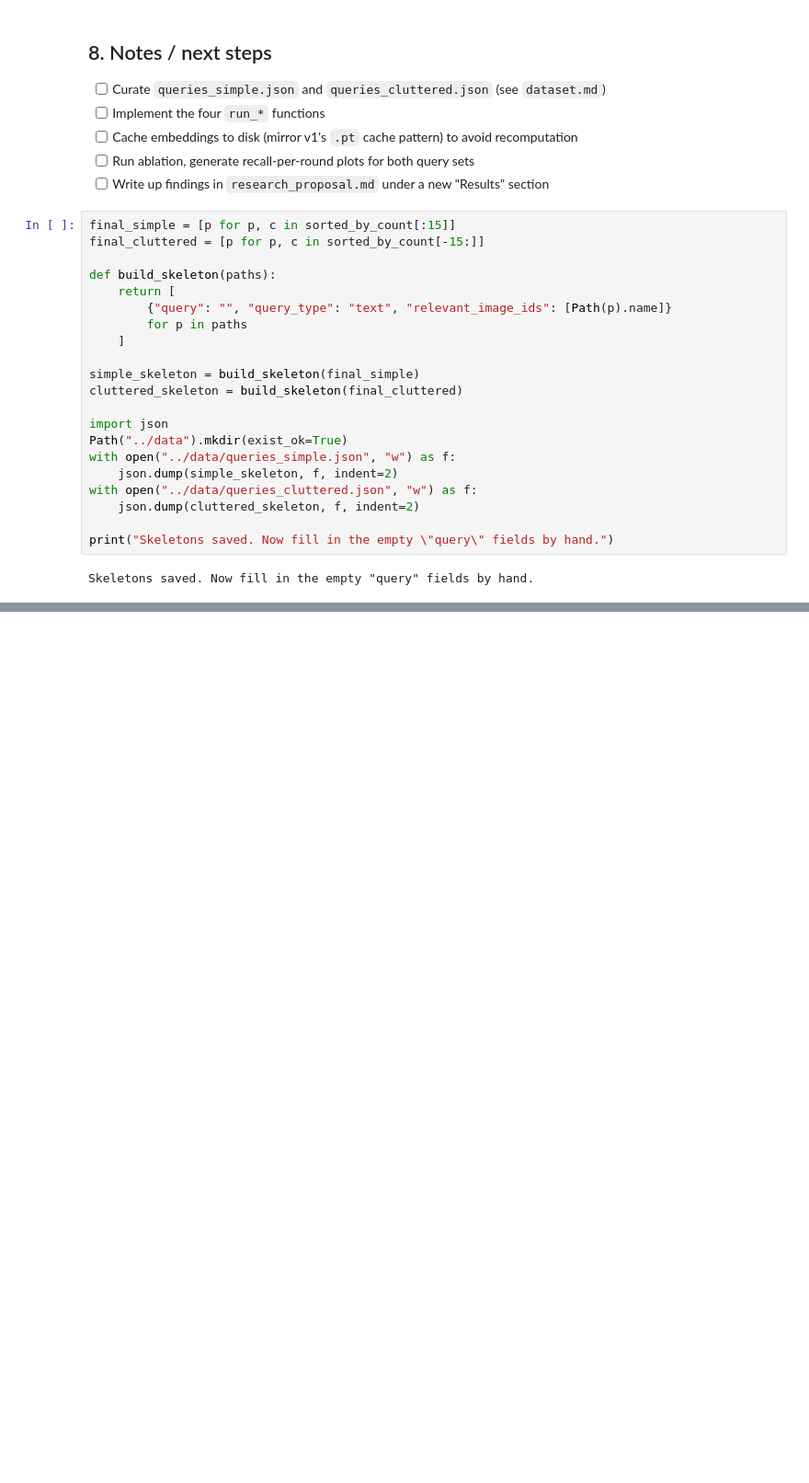
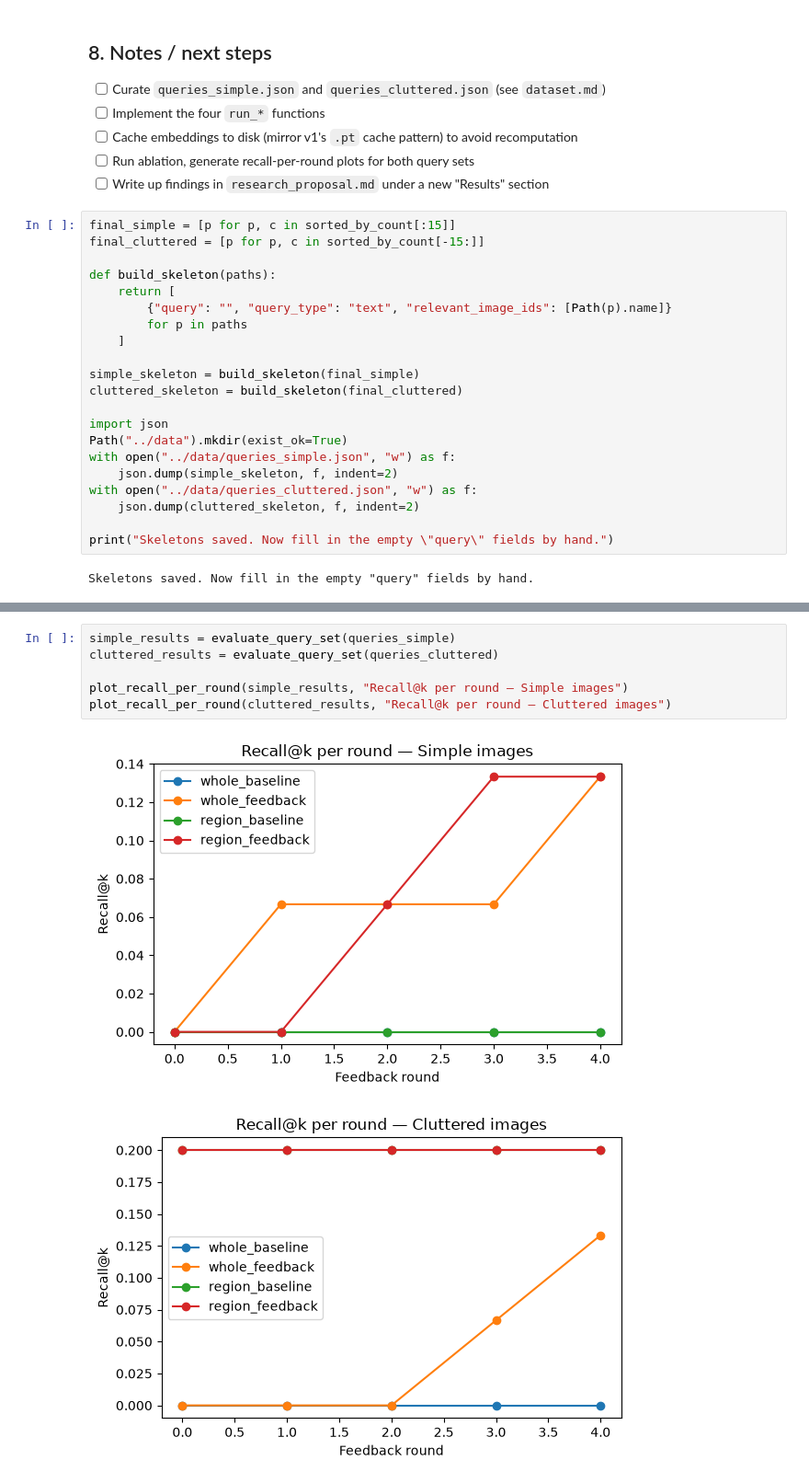
Before and after one commit to ishitakaushik23/adaptive-visual-retrieval, a Jupyter notebook: notebooks/retrieval_v2.ipynb, the cells around one changed output, grey strips where cells are left out. Shown at 92% size. Cells and saved outputs as stored; diff of their text form; blank space fills up the shorter version.

```diff
--- a/notebooks/retrieval_v2.ipynb
+++ b/notebooks/retrieval_v2.ipynb
@@ -355,0 +440,9 @@ Skeletons saved. Now fill in the empty "query" fields by hand.
+# %%
+simple_results = evaluate_query_set(queries_simple)
+cluttered_results = evaluate_query_set(queries_cluttered)
+
+plot_recall_per_round(simple_results, "Recall@k per round — Simple images")
+plot_recall_per_round(cluttered_results, "Recall@k per round — Cluttered images")
+# %% [output]
+[figure, added]
+[figure, added]
```
Also changed, not shown: parts of 5 cells of this notebook.
